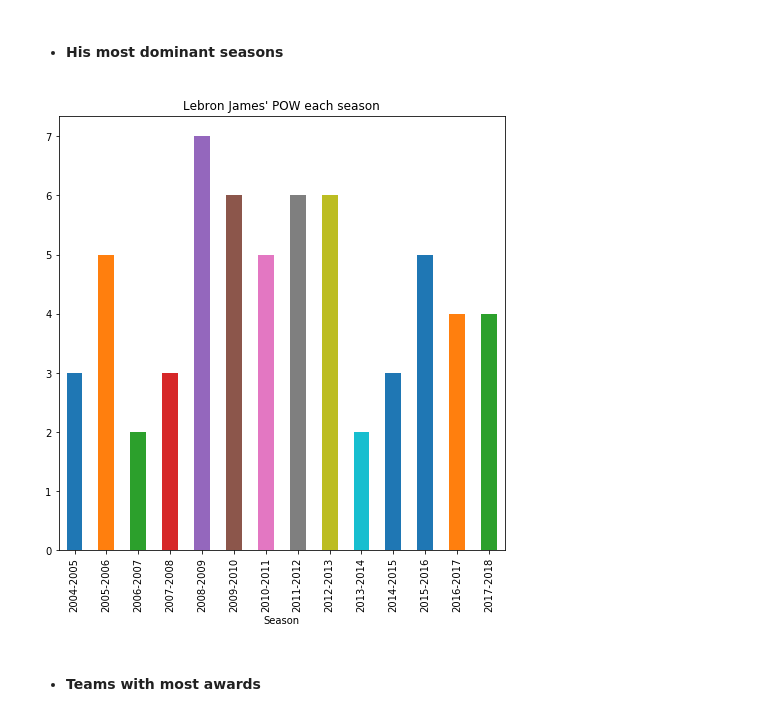
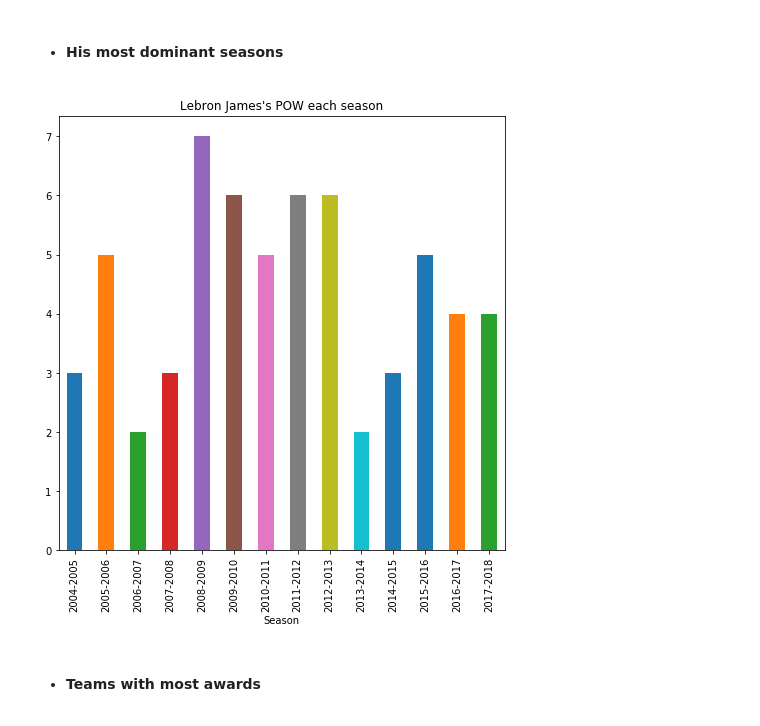
Before and after one commit to longuyen10119/machinelearning, a Jupyter notebook: Final Assignment/NBAPlayeroftheWeek.ipynb, the cells around one changed output. Saved outputs shown, nothing was run; the diff lists cells and outputs as text; code cells hidden in the pictures.

```diff
--- a/Final Assignment/NBAPlayeroftheWeek.ipynb
+++ b/Final Assignment/NBAPlayeroftheWeek.ipynb
@@ -114,10 +114,10 @@ plt.show()
 # %%
 plt.figure(figsize=(8,8))
 dft.groupby(['Season'])['Season'].count().plot(kind='bar')
-plt.title("""Lebron James' POW each season""")
+plt.title("""Lebron James's POW each season""")
 plt.show()
 # %% [output]
-[figure, old version]
+[figure, new version]
 # %% [markdown]
 * #### Teams with most awards
 # %%
```
